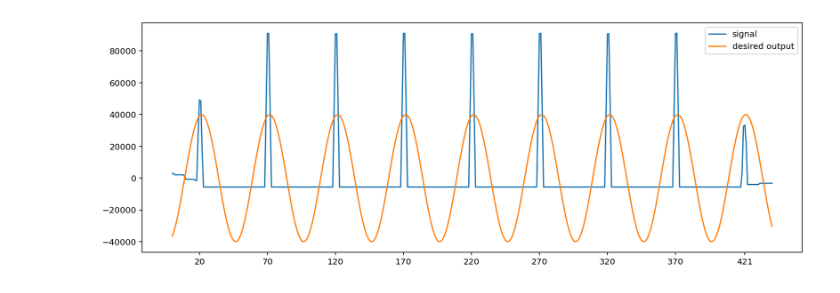
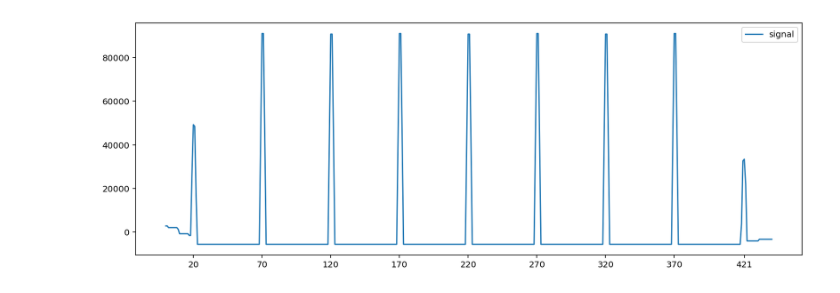
Before and after one commit to idrisr/chessocrnb, a Jupyter notebook: nbs/07-dsp.ipynb, the cells around one changed output. Drawn from its saved outputs; the diff is of its cells as text; code cells hidden in the pictures.

```diff
--- a/nbs/07-dsp.ipynb
+++ b/nbs/07-dsp.ipynb
@@ -117,18 +117,12 @@ sig = np.array([ 2822.30769231,  2822.30769231,  2057.30769231,  2057.30769231,
 # %%
 fig = plt.figure(figsize=(14, 5))
 ax = fig.add_subplot()
 peaks = find_peaks(sig)[0]
 ax.set_xticks(peaks);
 ax.plot(sig, label='signal');
-period = 50
-offset = 20
-x = np.arange(len(sig))
-freq = 1/period * 2 * np.pi
-y = 40000 * np.sin(x*freq-offset)
-ax.plot(x, y, label='desired output');
 ax.legend();
 # %% [output]
-[figure, old version]
+[figure, new version]
 # %%
 from scipy.fft import fft, fftfreq
 yf = fft(sig)
```
Also changed, not shown: parts of 4 cells of this notebook, 15 other files.
